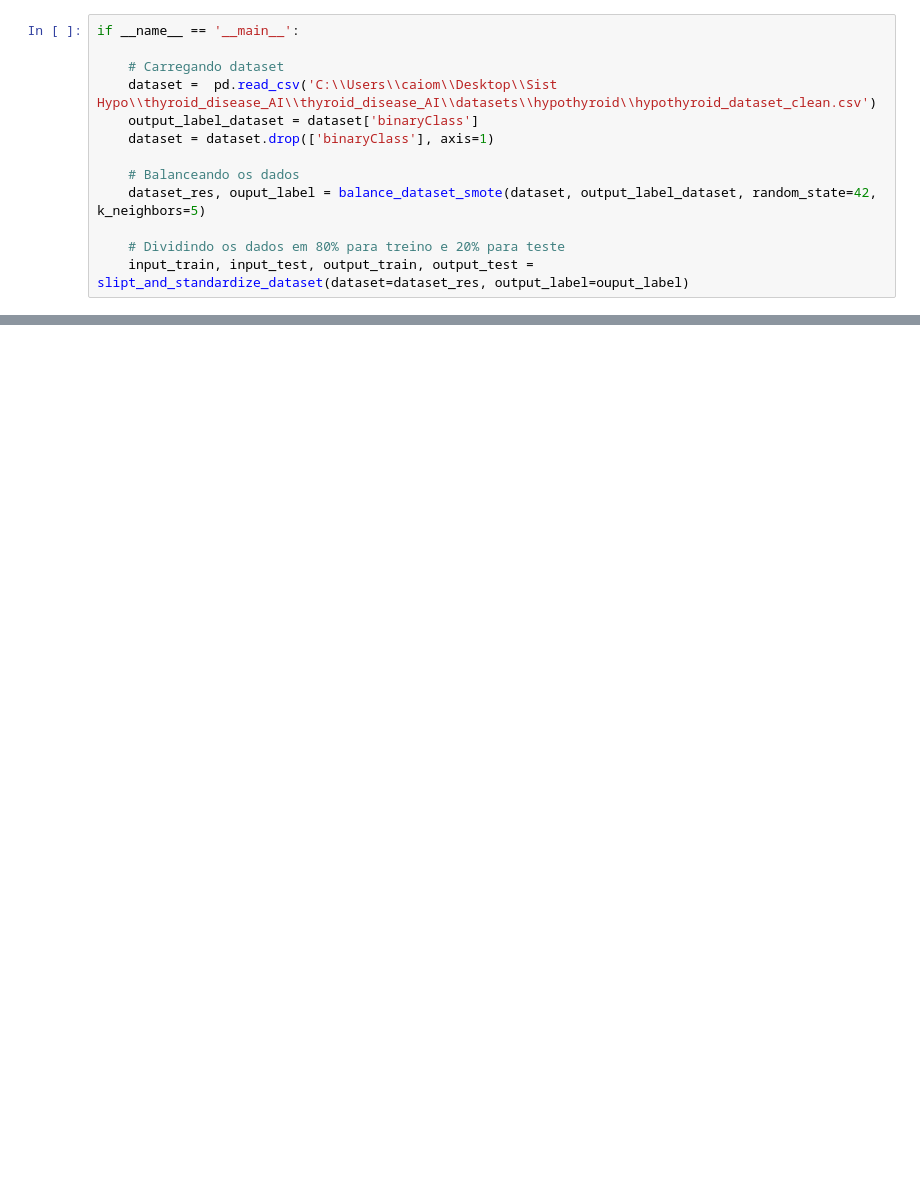
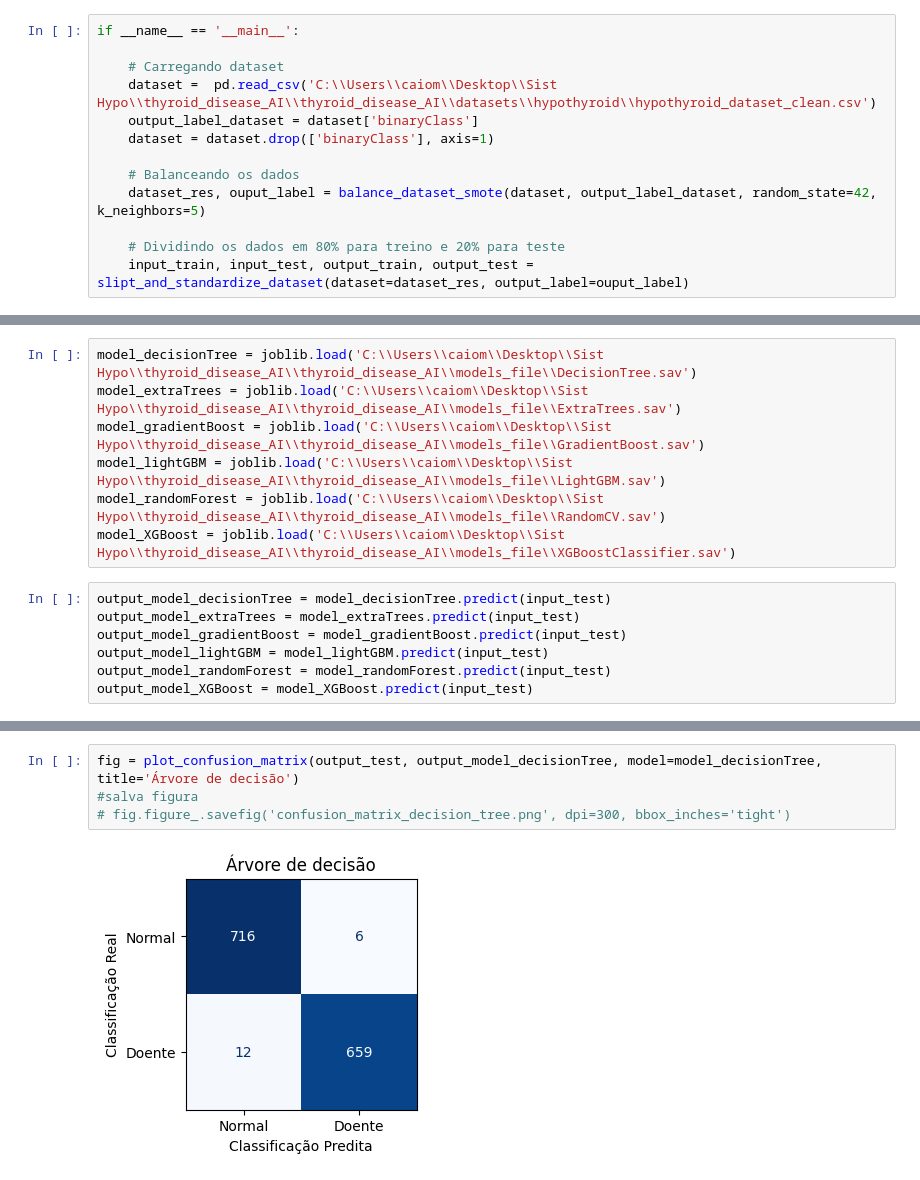
Before and after one commit to cilab-ufersa/thyroid_disease_AI, a Jupyter notebook: thyroid_disease_AI/notebooks/models_nb.ipynb, the cells around one changed output, grey strips where cells are left out. Cells and saved outputs as stored; diff of their text form; blank space fills up the shorter version.

Commit message:
feat: update models in notebook

```diff
--- a/thyroid_disease_AI/notebooks/models_nb.ipynb
+++ b/thyroid_disease_AI/notebooks/models_nb.ipynb
@@ -291,0 +28,14 @@ miss_classification(input_train, output_train, input_test, output_test, model)
+# %%
+model_decisionTree = joblib.load('C:\\Users\\caiom\\Desktop\\Sist Hypo\\thyroid_disease_AI\\thyroid_disease_AI\\models_file\\DecisionTree.sav')
+model_extraTrees = joblib.load('C:\\Users\\caiom\\Desktop\\Sist Hypo\\thyroid_disease_AI\\thyroid_disease_AI\\models_file\\ExtraTrees.sav')
+model_gradientBoost = joblib.load('C:\\Users\\caiom\\Desktop\\Sist Hypo\\thyroid_disease_AI\\thyroid_disease_AI\\models_file\\GradientBoost.sav')
+model_lightGBM = joblib.load('C:\\Users\\caiom\\Desktop\\Sist Hypo\\thyroid_disease_AI\\thyroid_disease_AI\\models_file\\LightGBM.sav')
+model_randomForest = joblib.load('C:\\Users\\caiom\\Desktop\\Sist Hypo\\thyroid_disease_AI\\thyroid_disease_AI\\models_file\\RandomCV.sav')
+model_XGBoost = joblib.load('C:\\Users\\caiom\\Desktop\\Sist Hypo\\thyroid_disease_AI\\thyroid_disease_AI\\models_file\\XGBoostClassifier.sav')
+# %%
+output_model_decisionTree = model_decisionTree.predict(input_test)
+output_model_extraTrees = model_extraTrees.predict(input_test)
+output_model_gradientBoost = model_gradientBoost.predict(input_test)
+output_model_lightGBM = model_lightGBM.predict(input_test)
+output_model_randomForest = model_randomForest.predict(input_test)
+output_model_XGBoost = model_XGBoost.predict(input_test)
@@ -291,0 +54,6 @@ miss_classification(input_train, output_train, input_test, output_test, model)
+# %%
+fig = plot_confusion_matrix(output_test, output_model_decisionTree, model=model_decisionTree, title='Árvore de decisão')
+#salva figura
+# fig.figure_.savefig('confusion_matrix_decision_tree.png', dpi=300, bbox_inches='tight')
+# %% [output]
+[figure, added]
```
Also changed, not shown: parts of 50 cells of this notebook.
